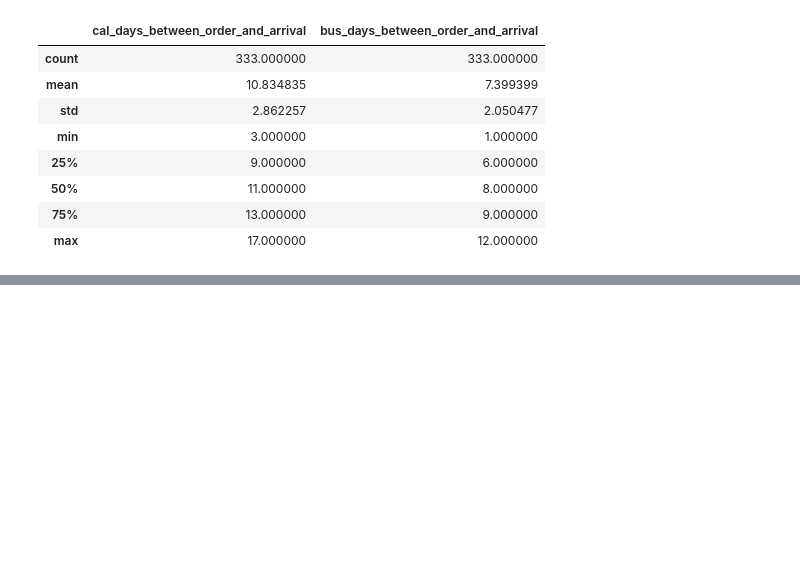
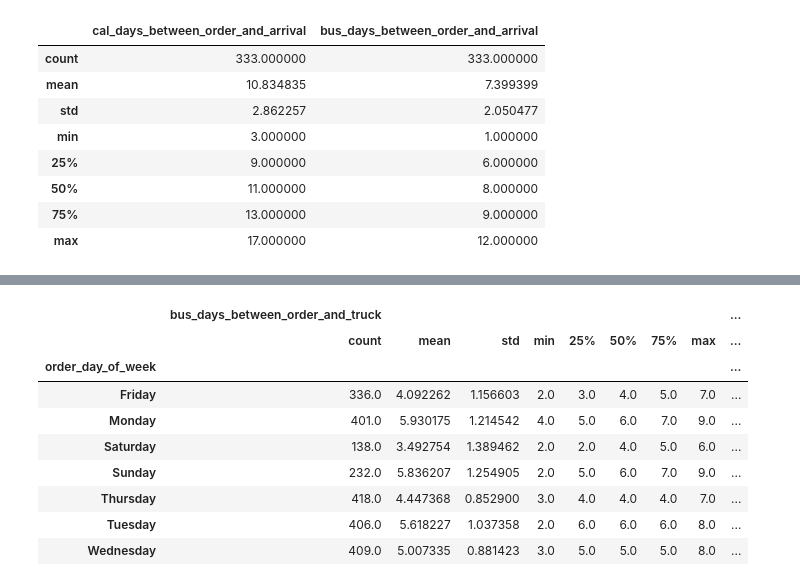
Before and after one commit to trinakohestani/da-eda-muesli, a Jupyter notebook: trina/01_notebook_trina.ipynb, the cells around one changed output, grey strips where cells are left out. Cells and saved outputs as stored; diff of their text form; code cells hidden in the pictures; blank space fills up the shorter version.

```diff
--- a/trina/01_notebook_trina.ipynb
+++ b/trina/01_notebook_trina.ipynb
@@ -515,0 +599,13 @@ plt.show()
+# %%
+standard_on_truck.groupby('order_day_of_week')[['bus_days_between_order_and_truck', 'standard_days_to_load']].describe()
+# %% [output]
+|  | bus_days_between_order_and_truck |  |  |  |  |  |  |  | ... |
+|  | count | mean | std | min | 25% | 50% | 75% | max | ... |
+| order_day_of_week |  |  |  |  |  |  |  |  | ... |
+| Friday | 336.0 | 4.092262 | 1.156603 | 2.0 | 3.0 | 4.0 | 5.0 | 7.0 | ... |
+| Monday | 401.0 | 5.930175 | 1.214542 | 4.0 | 5.0 | 6.0 | 7.0 | 9.0 | ... |
+| Saturday | 138.0 | 3.492754 | 1.389462 | 2.0 | 2.0 | 4.0 | 5.0 | 6.0 | ... |
+| Sunday | 232.0 | 5.836207 | 1.254905 | 2.0 | 5.0 | 6.0 | 7.0 | 9.0 | ... |
+| Thursday | 418.0 | 4.447368 | 0.852900 | 3.0 | 4.0 | 4.0 | 4.0 | 7.0 | ... |
+| Tuesday | 406.0 | 5.618227 | 1.037358 | 2.0 | 6.0 | 6.0 | 6.0 | 8.0 | ... |
+| Wednesday | 409.0 | 5.007335 | 0.881423 | 3.0 | 5.0 | 5.0 | 5.0 | 8.0 | ... |
```
Also changed, not shown: parts of 36 cells of this notebook.
